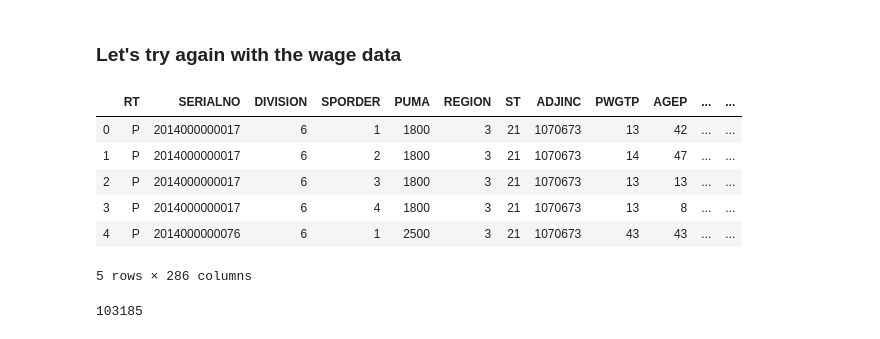
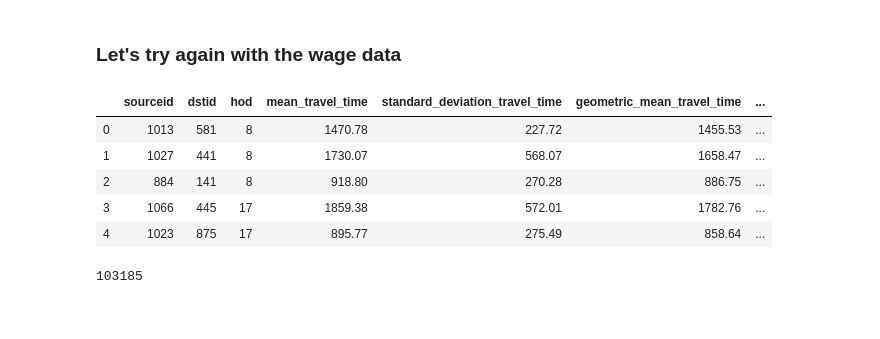
Before and after one commit to abs8090/ce599, a Jupyter notebook: 15-Transformations/Transformations.ipynb, the cells around one changed output. Drawn from its saved outputs; the diff is of its cells as text; code cells hidden in the pictures.

```diff
--- a/15-Transformations/Transformations.ipynb
+++ b/15-Transformations/Transformations.ipynb
@@ -46,16 +46,16 @@ import statsmodels.formula.api as smf
 %matplotlib inline
 # %%
 # get the data
-df = pd.read_csv('data/psam_p21.csv')
+# df = pd.read_csv('data/psam_p21.csv')
+df = pd.read_csv('data/boston.csv')
 df.head()
 # %% [output]
-|  | RT | SERIALNO | DIVISION | SPORDER | PUMA | REGION | ST | ADJINC | PWGTP | AGEP | ... | ... |
-| 0 | P | 2014000000017 | 6 | 1 | 1800 | 3 | 21 | 1070673 | 13 | 42 | ... | ... |
-| 1 | P | 2014000000017 | 6 | 2 | 1800 | 3 | 21 | 1070673 | 14 | 47 | ... | ... |
-| 2 | P | 2014000000017 | 6 | 3 | 1800 | 3 | 21 | 1070673 | 13 | 13 | ... | ... |
-| 3 | P | 2014000000017 | 6 | 4 | 1800 | 3 | 21 | 1070673 | 13 | 8 | ... | ... |
-| 4 | P | 2014000000076 | 6 | 1 | 2500 | 3 | 21 | 1070673 | 43 | 43 | ... | ... |
+|  | sourceid | dstid | hod | mean_travel_time | standard_deviation_travel_time | geometric_mean_travel_time | ... |
+| 0 | 1013 | 581 | 8 | 1470.78 | 227.72 | 1455.53 | ... |
+| 1 | 1027 | 441 | 8 | 1730.07 | 568.07 | 1658.47 | ... |
+| 2 | 884 | 141 | 8 | 918.80 | 270.28 | 886.75 | ... |
+| 3 | 1066 | 445 | 17 | 1859.38 | 572.01 | 1782.76 | ... |
+| 4 | 1023 | 875 | 17 | 895.77 | 275.49 | 858.64 | ... |
-5 rows × 286 columns
 # %%
 # keep only the people who have worked within the last 12 months
 '''
```
Also changed, not shown: 3 other files.
